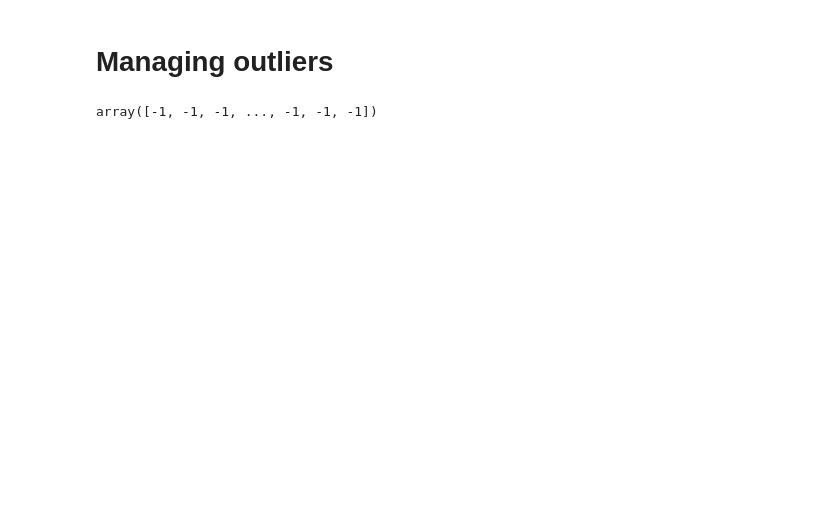
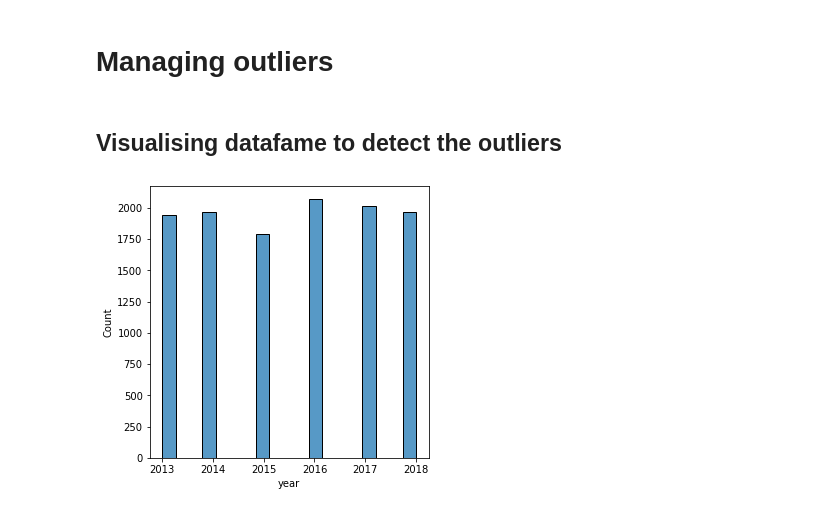
Before and after one commit to gromdimon/Training--Projects, a Jupyter notebook: Cancer_cases.ipynb, the cells around one changed output. Drawn from its saved outputs; the diff is of its cells as text; code cells hidden in the pictures; blank space fills up the shorter version.

```diff
--- a/Cancer_cases.ipynb
+++ b/Cancer_cases.ipynb
@@ -111,11 +138,13 @@ No NaN found.
 # %% [markdown]
 # Managing outliers
+# %% [markdown]
+## Visualising datafame to detect the outliers
 # %%
 selection = ['year', 'OSHPDID', 'LONGITUDE', 'cases']
-df1 = df[selection]
+df_visual = df[selection]
-# %%
-from sklearn.ensemble import IsolationForest
-identifier = IsolationForest().fit(df1)
-identifier.predict(df1)
-# %% [output]
-array([-1, -1, -1, ..., -1, -1, -1])
+# %%
+plt.figure(figsize=(5,5))
+sns.histplot(data=df_visual['year'])
+plt.show()
+# %% [output]
+[figure, added]
```
Also changed, not shown: parts of 23 cells of this notebook.
